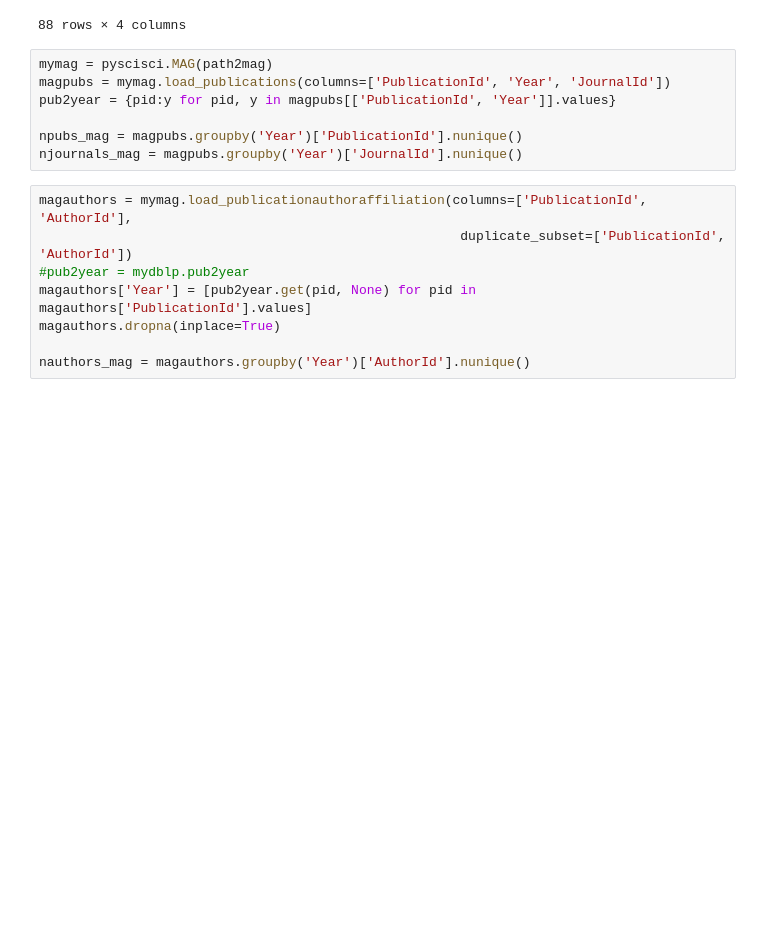
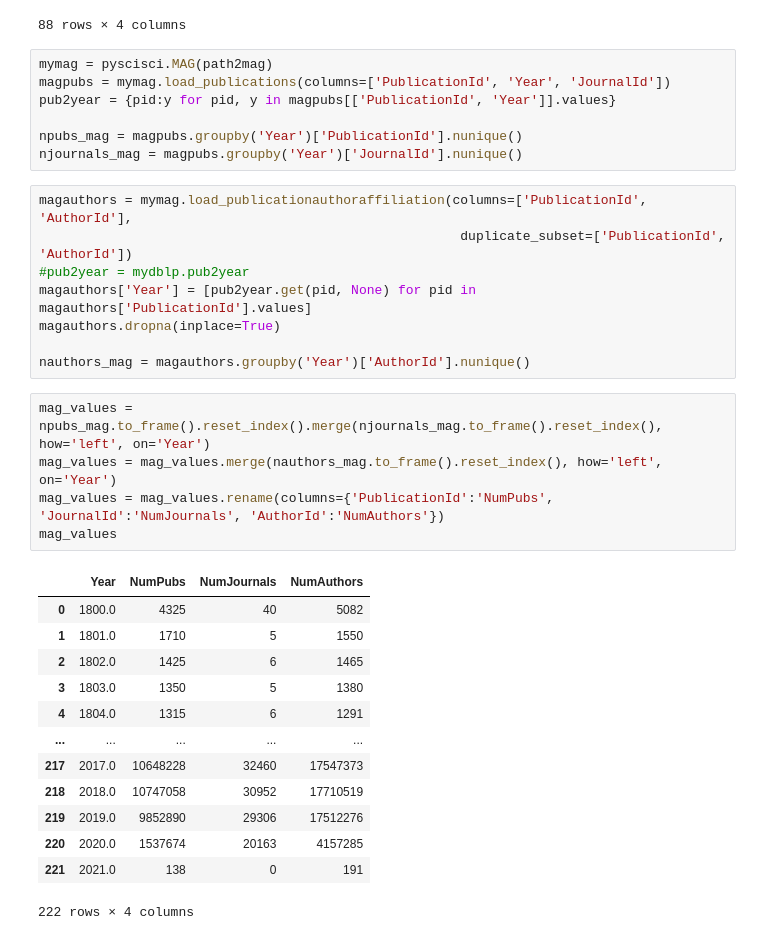
Before and after one commit to SciSciCollective/pyscisci, a Jupyter notebook: examples/The Growth of Science.ipynb, the cells around one changed output. Drawn from its saved outputs; the diff is of its cells as text; blank space fills up the shorter version.

```diff
--- a/examples/The Growth of Science.ipynb
+++ b/examples/The Growth of Science.ipynb
@@ -92,6 +94,25 @@ magauthors['Year'] = [pub2year.get(pid, None) for pid in magauthors['Publication
 magauthors.dropna(inplace=True)
 
 nauthors_mag = magauthors.groupby('Year')['AuthorId'].nunique()
+# %%
+mag_values = npubs_mag.to_frame().reset_index().merge(njournals_mag.to_frame().reset_index(), how='left', on='Year')
+mag_values = mag_values.merge(nauthors_mag.to_frame().reset_index(), how='left', on='Year')
+mag_values = mag_values.rename(columns={'PublicationId':'NumPubs', 'JournalId':'NumJournals', 'AuthorId':'NumAuthors'})
+mag_values
+# %% [output]
+|  | Year | NumPubs | NumJournals | NumAuthors |
+| 0 | 1800.0 | 4325 | 40 | 5082 |
+| 1 | 1801.0 | 1710 | 5 | 1550 |
+| 2 | 1802.0 | 1425 | 6 | 1465 |
+| 3 | 1803.0 | 1350 | 5 | 1380 |
+| 4 | 1804.0 | 1315 | 6 | 1291 |
+| ... | ... | ... | ... | ... |
+| 217 | 2017.0 | 10648228 | 32460 | 17547373 |
+| 218 | 2018.0 | 10747058 | 30952 | 17710519 |
+| 219 | 2019.0 | 9852890 | 29306 | 17512276 |
+| 220 | 2020.0 | 1537674 | 20163 | 4157285 |
+| 221 | 2021.0 | 138 | 0 | 191 |
+222 rows × 4 columns
 # %%
 if False:
     mywos = pyscisci.WOS(path2wos)
```
Also changed, not shown: parts of 4 cells of this notebook, 9 other files.
